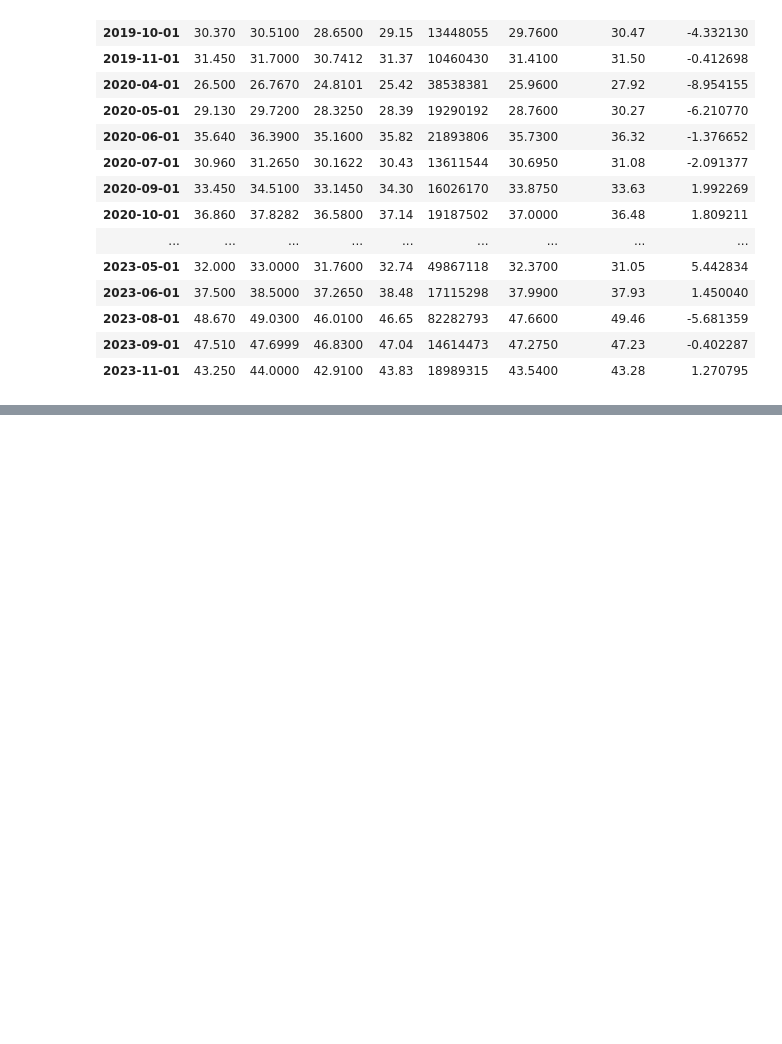
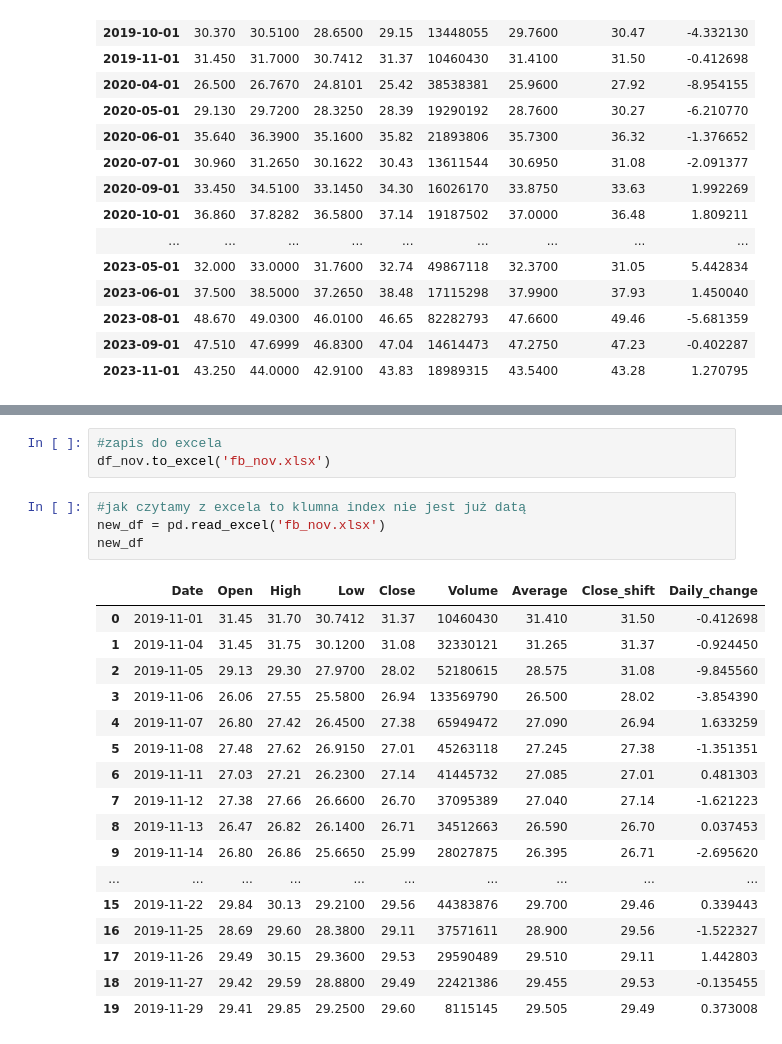
Before and after one commit to M4rcoM04/DSBootcamp, a Jupyter notebook: 02_Dane_Giełdowe_P.ipynb, the cells around one changed output, grey strips where cells are left out. Saved outputs shown, nothing was run; the diff lists cells and outputs as text; blank space fills up the shorter version.

```diff
--- a/02_Dane_Giełdowe_P.ipynb
+++ b/02_Dane_Giełdowe_P.ipynb
@@ -571,0 +639,25 @@ df[df.index.day == 1]
+# %%
+#zapis do excela
+df_nov.to_excel('fb_nov.xlsx')
+# %%
+#jak czytamy z excela to klumna index nie jest już datą
+new_df = pd.read_excel('fb_nov.xlsx')
+new_df
+# %% [output]
+|  | Date | Open | High | Low | Close | Volume | Average | Close_shift | Daily_change |
+| 0 | 2019-11-01 | 31.45 | 31.70 | 30.7412 | 31.37 | 10460430 | 31.410 | 31.50 | -0.412698 |
+| 1 | 2019-11-04 | 31.45 | 31.75 | 30.1200 | 31.08 | 32330121 | 31.265 | 31.37 | -0.924450 |
+| 2 | 2019-11-05 | 29.13 | 29.30 | 27.9700 | 28.02 | 52180615 | 28.575 | 31.08 | -9.845560 |
+| 3 | 2019-11-06 | 26.06 | 27.55 | 25.5800 | 26.94 | 133569790 | 26.500 | 28.02 | -3.854390 |
+| 4 | 2019-11-07 | 26.80 | 27.42 | 26.4500 | 27.38 | 65949472 | 27.090 | 26.94 | 1.633259 |
+| 5 | 2019-11-08 | 27.48 | 27.62 | 26.9150 | 27.01 | 45263118 | 27.245 | 27.38 | -1.351351 |
+| 6 | 2019-11-11 | 27.03 | 27.21 | 26.2300 | 27.14 | 41445732 | 27.085 | 27.01 | 0.481303 |
+| 7 | 2019-11-12 | 27.38 | 27.66 | 26.6600 | 26.70 | 37095389 | 27.040 | 27.14 | -1.621223 |
+| 8 | 2019-11-13 | 26.47 | 26.82 | 26.1400 | 26.71 | 34512663 | 26.590 | 26.70 | 0.037453 |
+| 9 | 2019-11-14 | 26.80 | 26.86 | 25.6650 | 25.99 | 28027875 | 26.395 | 26.71 | -2.695620 |
+| ... | ... | ... | ... | ... | ... | ... | ... | ... | ... |
+| 15 | 2019-11-22 | 29.84 | 30.13 | 29.2100 | 29.56 | 44383876 | 29.700 | 29.46 | 0.339443 |
+| 16 | 2019-11-25 | 28.69 | 29.60 | 28.3800 | 29.11 | 37571611 | 28.900 | 29.56 | -1.522327 |
+| 17 | 2019-11-26 | 29.49 | 30.15 | 29.3600 | 29.53 | 29590489 | 29.510 | 29.11 | 1.442803 |
+| 18 | 2019-11-27 | 29.42 | 29.59 | 28.8800 | 29.49 | 22421386 | 29.455 | 29.53 | -0.135455 |
+| 19 | 2019-11-29 | 29.41 | 29.85 | 29.2500 | 29.60 | 8115145 | 29.505 | 29.49 | 0.373008 |
```
Also changed, not shown: parts of 23 cells of this notebook.
